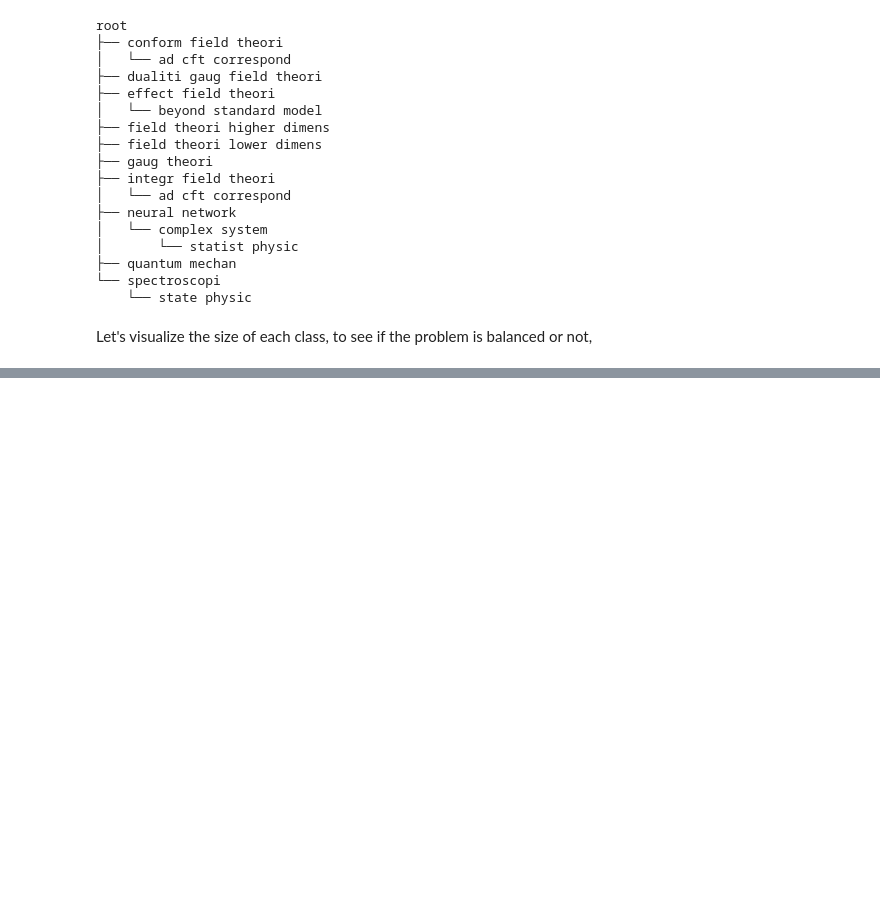
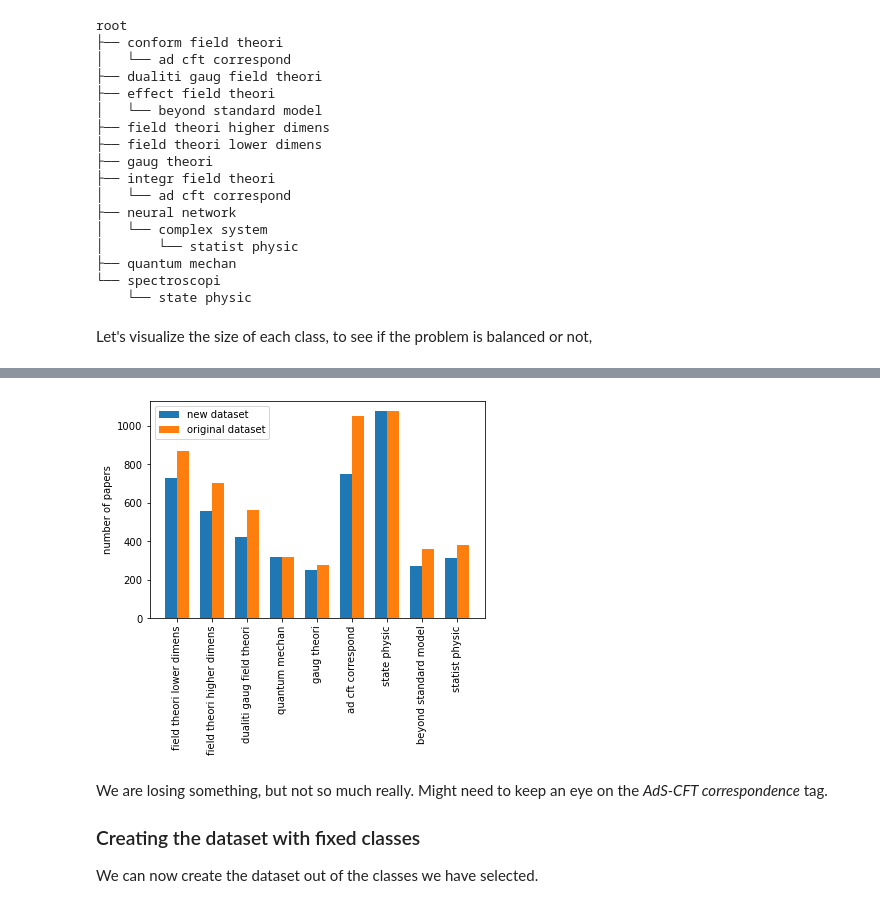
Before and after one commit to carlosparaciari/abstract-classification-supervised, a Jupyter notebook: paper_classification.ipynb, the cells around one changed output, grey strips where cells are left out. Drawn from its saved outputs; the diff is of its cells as text; code cells hidden in the pictures; blank space fills up the shorter version.

Commit message:
smaller dataset with fixed class per abstract created

```diff
--- a/paper_classification.ipynb
+++ b/paper_classification.ipynb
@@ -165,12 +165,9 @@ for node in tags_tree.leaves():
 
 tags_number = len(size_tag)
 
+# We can check how may instances of the same tags selected here are present in the full dataset
+full_df_size_tag = [tags_frequency[key] for key in size_tag.keys()]
+
 print('We use {} tags, for a grand total of {} items.'.format(tags_number,total_items))
-
-# Visualize the classes size
-plt.bar(range(tags_number),size_tag.values())
-plt.xticks(range(tags_number),size_tag.keys(),rotation='vertical')
-plt.ylabel('number of papers')
-plt.show()
 # %% [output]
 We use 9 tags, for a grand total of 4696 items.
@@ -177,0 +178,22 @@ We use 9 tags, for a grand total of 4696 items.
+# %%
+# Visualize the classes size
+bar_width = 0.35
+positions = np.arange(tags_number)
+
+plt.bar(positions-bar_width/2,size_tag.values(),bar_width,label='new dataset')
+plt.bar(positions+bar_width/2,full_df_size_tag,bar_width,label='original dataset')
+
+plt.xticks(range(tags_number),size_tag.keys(),rotation='vertical')
+
+plt.ylabel('number of papers')
+
+plt.legend()
+plt.show()
+# %% [output]
+[figure, added]
+# %% [markdown]
+We are losing something, but not so much really. Might need to keep an eye on the *AdS-CFT correspondence* tag.
+
+### Creating the dataset with fixed classes
+
+We can now create the dataset out of the classes we have selected.
```
Also changed, not shown: parts of 6 cells of this notebook.
